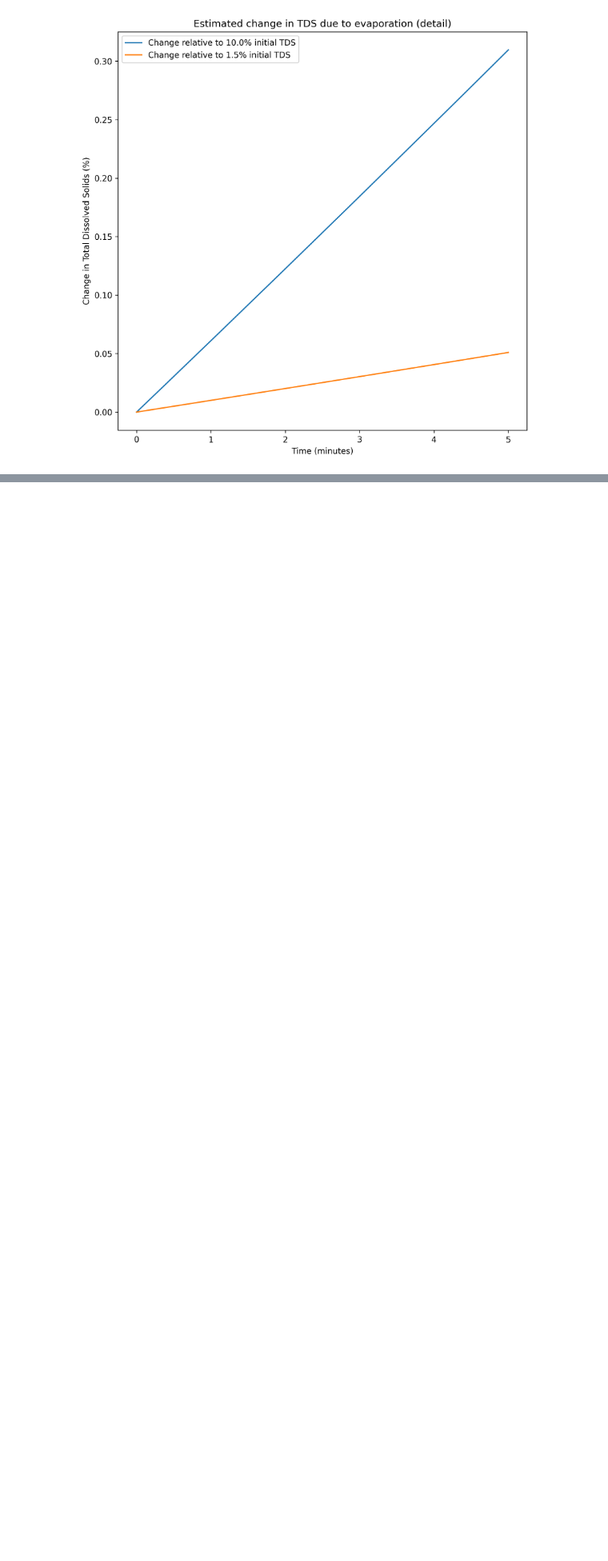
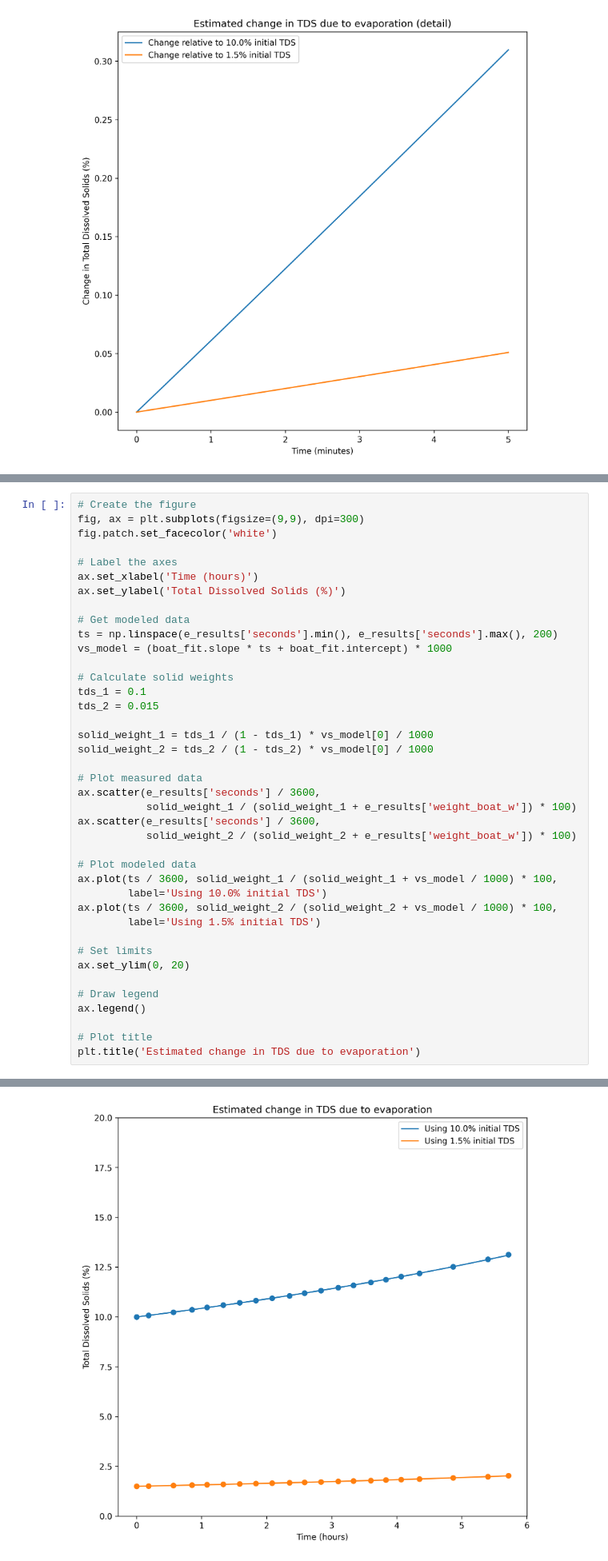
Before and after one commit to quantitativecafe/blog, a Jupyter notebook: sampling-test/analysis.ipynb, the cells around one changed output, grey strips where cells are left out. Shown at 80% size. Drawn from its saved outputs; the diff is of its cells as text; blank space fills up the shorter version.

```diff
--- a/sampling-test/analysis.ipynb
+++ b/sampling-test/analysis.ipynb
@@ -356,0 +389,41 @@ Text(0.5, 1.0, 'Estimated change in TDS due to evaporation (detail)')
+# %%
+# Create the figure
+fig, ax = plt.subplots(figsize=(9,9), dpi=300)
+fig.patch.set_facecolor('white')
+
+# Label the axes
+ax.set_xlabel('Time (hours)')
+ax.set_ylabel('Total Dissolved Solids (%)')
+
+# Get modeled data
+ts = np.linspace(e_results['seconds'].min(), e_results['seconds'].max(), 200)
+vs_model = (boat_fit.slope * ts + boat_fit.intercept) * 1000
+
+# Calculate solid weights
+tds_1 = 0.1
+tds_2 = 0.015
+
+solid_weight_1 = tds_1 / (1 - tds_1) * vs_model[0] / 1000
+solid_weight_2 = tds_2 / (1 - tds_2) * vs_model[0] / 1000
+
+# Plot measured data
+ax.scatter(e_results['seconds'] / 3600,
+           solid_weight_1 / (solid_weight_1 + e_results['weight_boat_w']) * 100)
+ax.scatter(e_results['seconds'] / 3600,
+           solid_weight_2 / (solid_weight_2 + e_results['weight_boat_w']) * 100)
+
+# Plot modeled data
+ax.plot(ts / 3600, solid_weight_1 / (solid_weight_1 + vs_model / 1000) * 100,
+        label='Using 10.0% initial TDS')
+ax.plot(ts / 3600, solid_weight_2 / (solid_weight_2 + vs_model / 1000) * 100,
+        label='Using 1.5% initial TDS')
+
+# Set limits
+ax.set_ylim(0, 20)
+
+# Draw legend
+ax.legend()
+
+# Plot title
+plt.title('Estimated change in TDS due to evaporation')
+# %% [output]
@@ -356,0 +431 @@ Text(0.5, 1.0, 'Estimated change in TDS due to evaporation (detail)')
+[figure, added]
```
Also changed, not shown: parts of 5 cells of this notebook.
